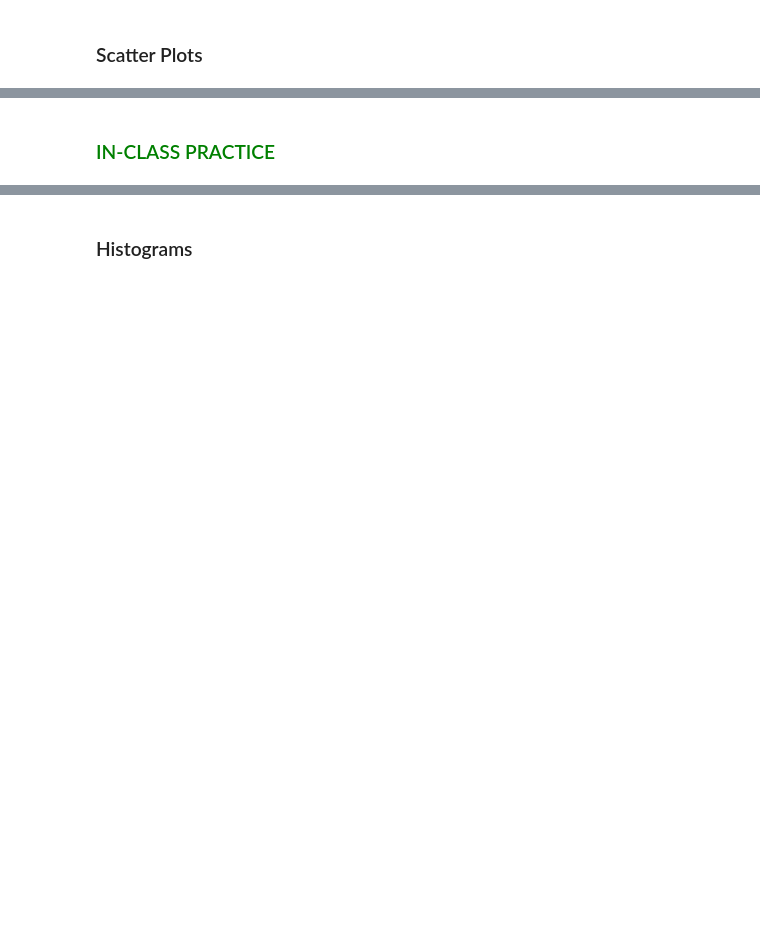
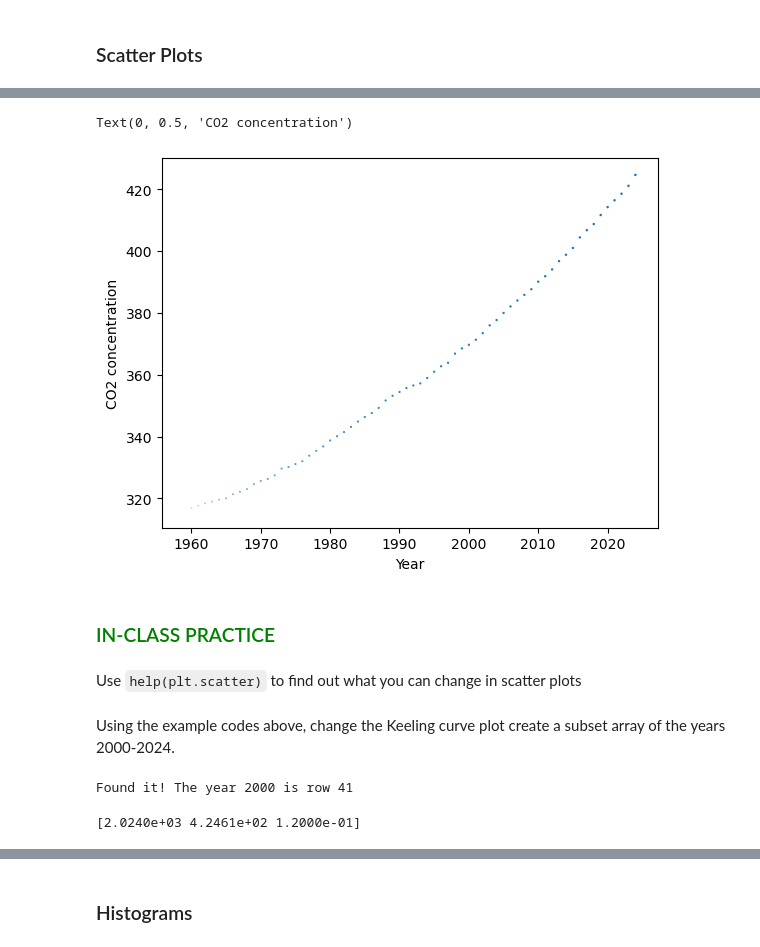
Before and after one commit to IntroPythonEarthsciCUBoulder/intro_py_earthsci_fall_semester2025, a Jupyter notebook: InClassNotebooksAndSlides/10b_plotting_matplotlib.ipynb, the cells around one changed output, grey strips where cells are left out. Saved outputs shown, nothing was run; the diff lists cells and outputs as text; code cells hidden in the pictures; blank space fills up the shorter version.

```diff
--- a/InClassNotebooksAndSlides/10b_plotting_matplotlib.ipynb
+++ b/InClassNotebooksAndSlides/10b_plotting_matplotlib.ipynb
@@ -155,2 +178,9 @@ plt.show()
+# %%
+plt.scatter(arr[:,0], arr[:,1], 0.01 * (arr[:,0] - 1959))
+plt.xlabel('Year')
+plt.ylabel('CO2 concentration')
+# %% [output]
+Text(0, 0.5, 'CO2 concentration')
+[figure, added]
 # %% [markdown]
 ### <span style="color: green;">IN-CLASS PRACTICE</span>
@@ -172,0 +187,14 @@ plt.show()
+# %% [markdown]
+Use `help(plt.scatter)` to find out what you can change in scatter plots
+# %% [markdown]
+Using the example codes above, change the Keeling curve plot create a subset array of the years 2000-2024.
+# %%
+for i in range(66):
+    if arr[i,0] == 2000:
+        print("Found it! The year 2000 is row", i)
+# %% [output]
+Found it! The year 2000 is row 41
+# %%
+print(arr[-1,:])
+# %% [output]
+[2.0240e+03 4.2461e+02 1.2000e-01]
```
Also changed, not shown: parts of 48 cells of this notebook, 2 other files.
